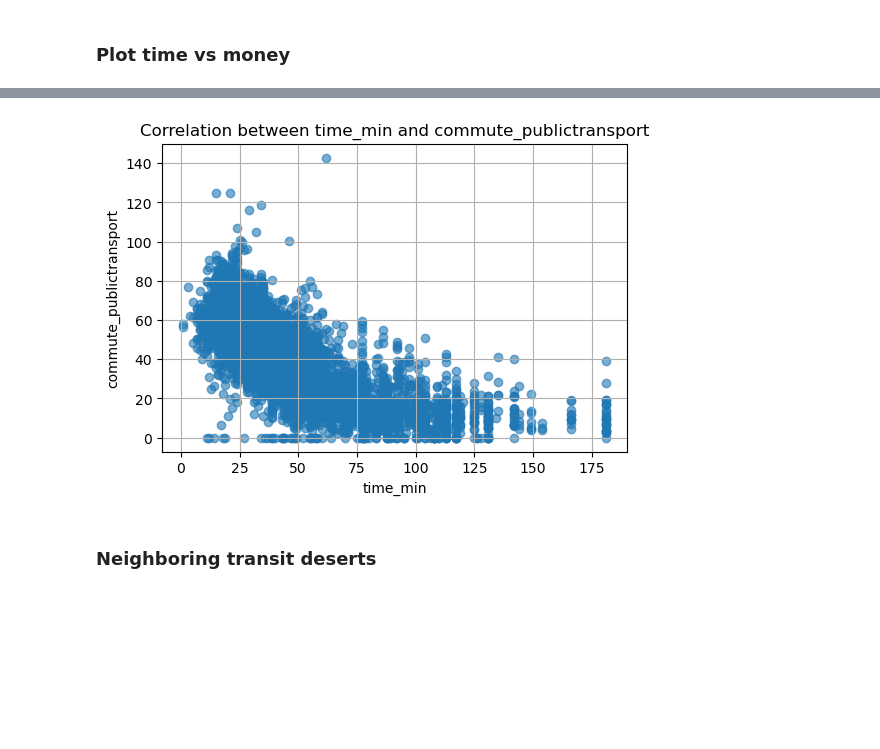
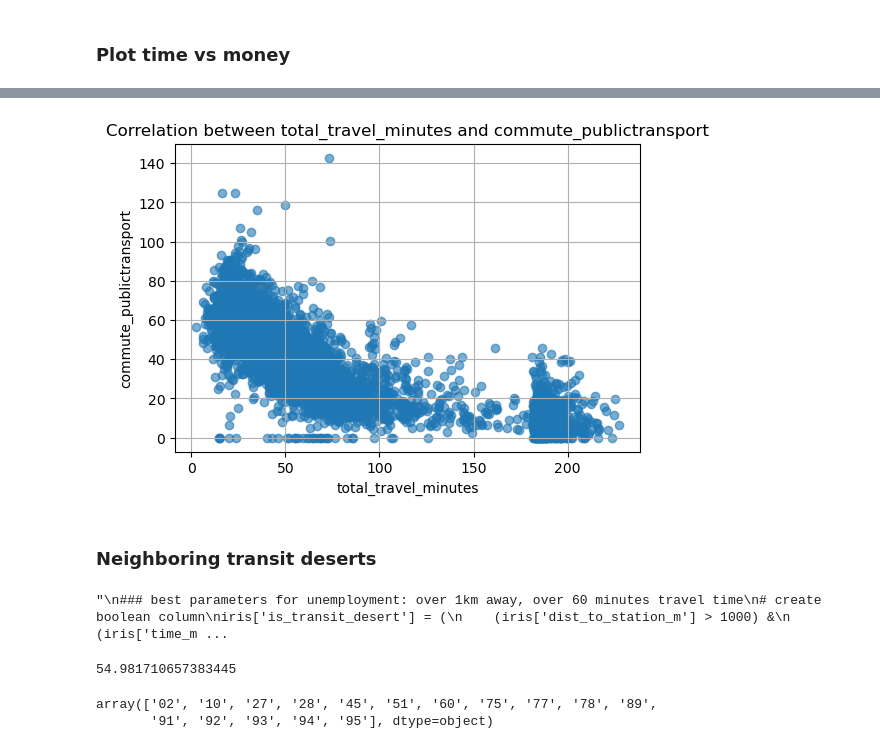
Before and after one commit to geo-theo/CSCI491_Project2, a Jupyter notebook: identifying_transit_deserts.ipynb, the cells around one changed output, grey strips where cells are left out. Drawn from its saved outputs; the diff is of its cells as text; code cells hidden in the pictures; blank space fills up the shorter version.

```diff
--- a/identifying_transit_deserts.ipynb
+++ b/identifying_transit_deserts.ipynb
@@ -239,33 +254,55 @@ plt.show()
 # %%
-x_col = "time_min"
+x_col = "total_travel_minutes"
 y_col = "commute_publictransport"
 
 # Create scatter plot
 plt.figure(figsize=(6, 4))
 plt.scatter(iris_data[x_col], iris_data[y_col], alpha=0.6)
 plt.xlabel(x_col)
 plt.ylabel(y_col)
 plt.title(f"Correlation between {x_col} and {y_col}")
 plt.grid(True)
 plt.show()
 # %% [output]
-[figure, old version]
+[figure, new version]
 # %% [markdown]
 ### Neighboring transit deserts
 # %%
 # make a copy to be safe
 iris = iris_data.copy()
 
-# define threshold (you can adjust)
-max_dist = 1000     # meters
-max_walk_time = 10 # minutes
+# Replace 0 or NaN populations with NaN to avoid inf
+iris['stationspercapita'] = np.where(iris['population'] > 0, iris['station_count'] / iris['population'], np.nan)
+iris['peopleperstation'] = np.where(iris['station_count'] > 0, iris['population'] / iris['station_count'], np.nan)
 
+
+
+iris['is_transit_desert'] = (
+    (iris['time_min'] > 30) &
+    (iris['work_diffcommune_diffdept_sameregion'] > 33) &
+    (iris['commute_publictransport'] > 33)
+)
+'''
+### best parameters for unemployment: over 1km away, over 60 minutes travel time
 # create boolean column
 iris['is_transit_desert'] = (
-    (iris['station_count'] == 0) |
-    (iris['dist_to_station_m'] > max_dist) |
-    (iris['walk_time_min'] > max_walk_time)
+    (iris['dist_to_station_m'] > 1000) &
+    (iris['time_min'] > 60)
 )
+'''
+# %% [output]
+"\n### best parameters for unemployment: over 1km away, over 60 minutes travel time\n# create boolean column\niris['is_transit_desert'] = (\n    (iris['dist_to_station_m'] > 1000) &\n    (iris['time_m ...
+# %%
+StDenis = iris.loc[iris['INSEE_DEP_ID'] == "93"]
+mean_value = StDenis['work_diffcommune_diffdept_sameregion'].mean()
+print(mean_value)
+# %% [output]
+54.981710657383445
+# %%
+iris['INSEE_DEP_ID'].unique()
+# %% [output]
+array(['02', '10', '27', '28', '45', '51', '60', '75', '77', '78', '89',
+       '91', '92', '93', '94', '95'], dtype=object)
 # %%
 iris['is_transit_desert'].value_counts()
 # %% [output]
```
Also changed, not shown: parts of 24 cells of this notebook.
